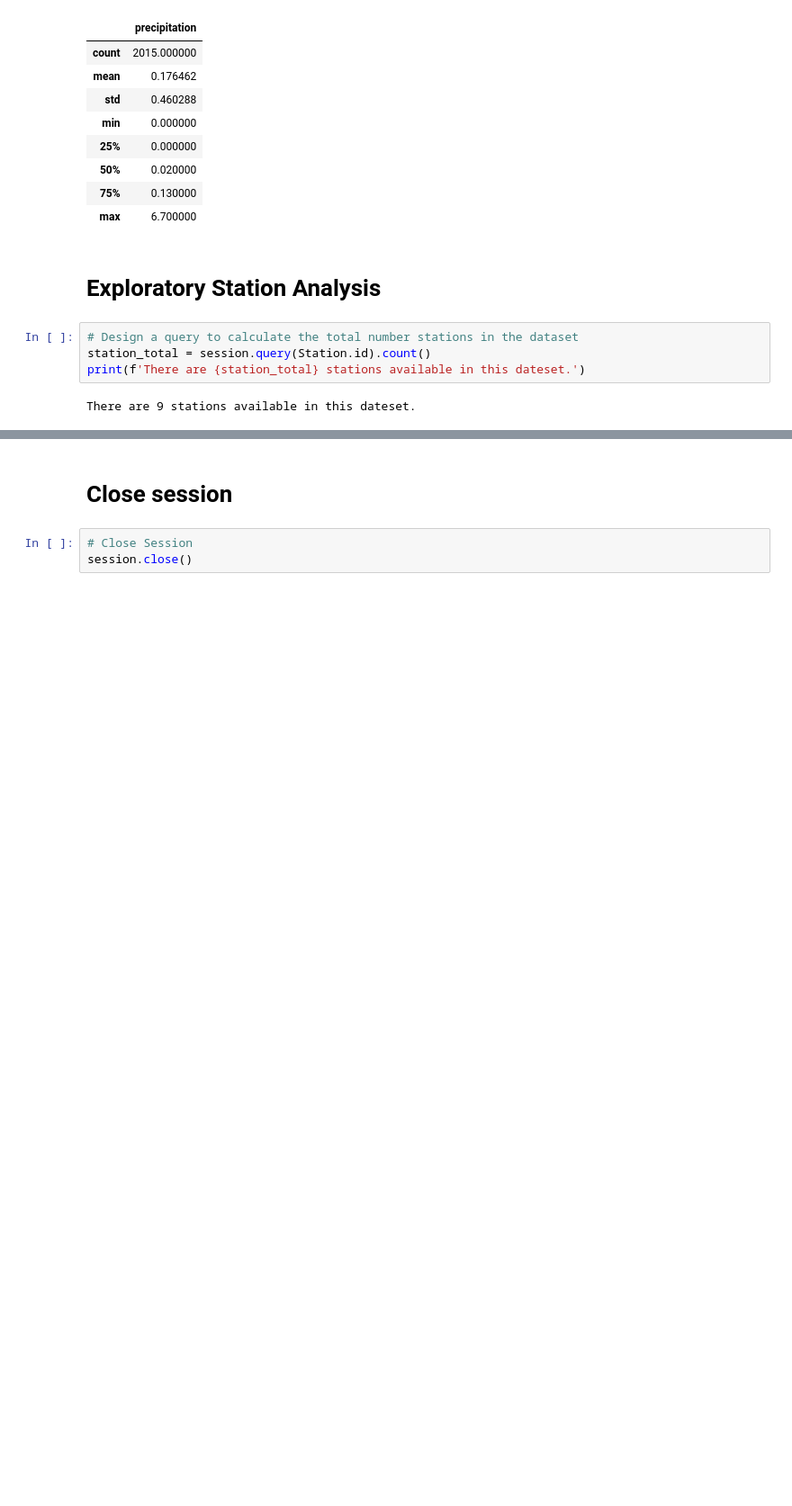
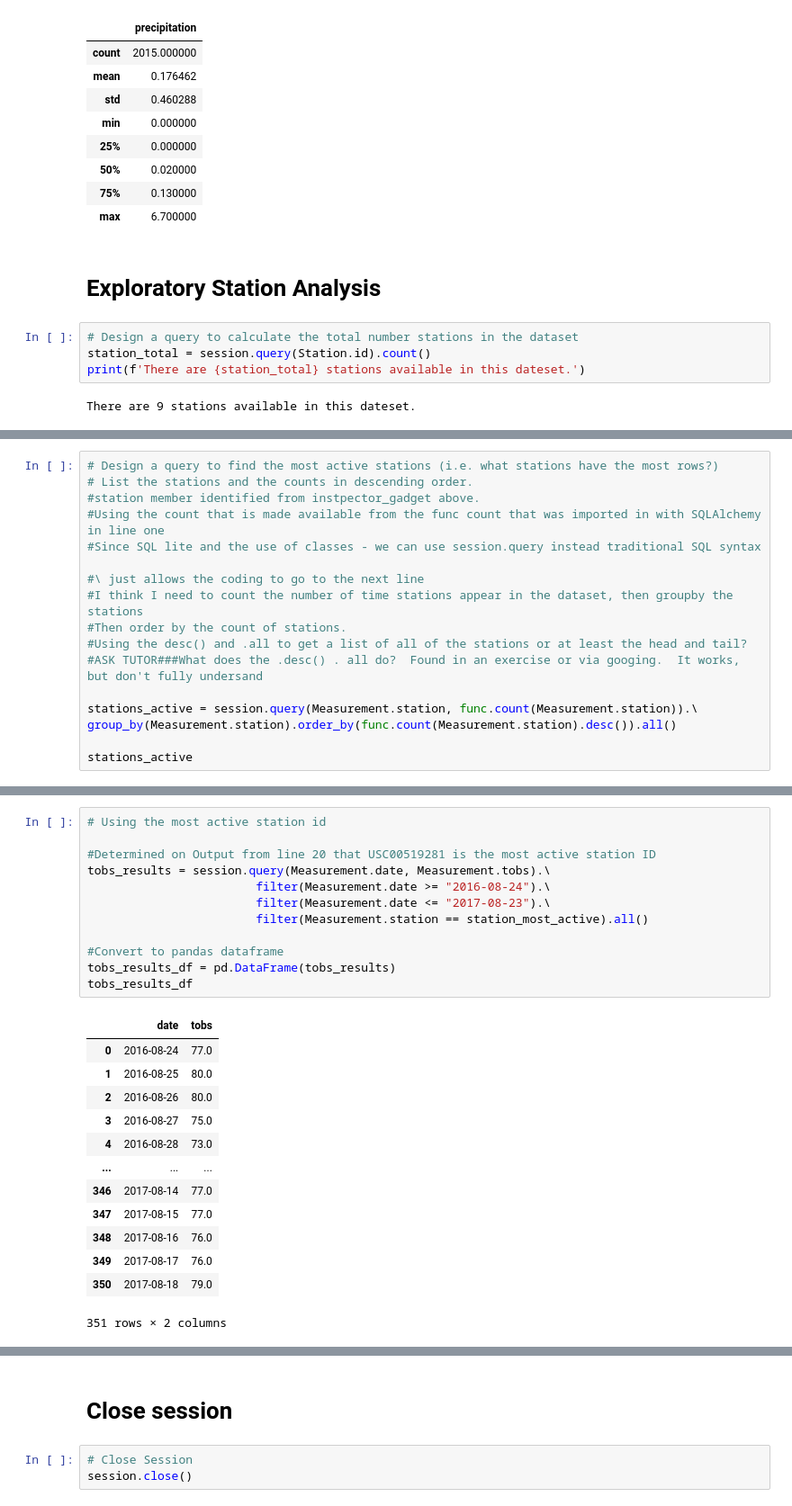
Before and after one commit to MarkusShipley/sqlalchemy-challenge, a Jupyter notebook: climate_starter.ipynb, the cells around one changed output, grey strips where cells are left out. Shown at 90% size. Saved outputs shown, nothing was run; the diff lists cells and outputs as text; blank space fills up the shorter version.

```diff
--- a/climate_starter.ipynb
+++ b/climate_starter.ipynb
@@ -145,0 +139,17 @@ There are 9 stations available in this dateset.
+# %%
+# Design a query to find the most active stations (i.e. what stations have the most rows?)
+# List the stations and the counts in descending order.
+#station member identified from instpector_gadget above.
+#Using the count that is made available from the func count that was imported in with SQLAlchemy in line one
+#Since SQL lite and the use of classes - we can use session.query instead traditional SQL syntax
+
+#\ just allows the coding to go to the next line
+#I think I need to count the number of time stations appear in the dataset, then groupby the stations
+#Then order by the count of stations.
+#Using the desc() and .all to get a list of all of the stations or at least the head and tail?
+#ASK TUTOR###What does the .desc() . all do?  Found in an exercise or via googing.  It works, but don't fully undersand
+
+stations_active = session.query(Measurement.station, func.count(Measurement.station)).\
+group_by(Measurement.station).order_by(func.count(Measurement.station).desc()).all()
+
+stations_active
@@ -145,0 +183,26 @@ There are 9 stations available in this dateset.
+# %%
+# Using the most active station id
+
+#Determined on Output from line 20 that USC00519281 is the most active station ID
+tobs_results = session.query(Measurement.date, Measurement.tobs).\
+                        filter(Measurement.date >= "2016-08-24").\
+                        filter(Measurement.date <= "2017-08-23").\
+                        filter(Measurement.station == station_most_active).all()
+
+#Convert to pandas dataframe
+tobs_results_df = pd.DataFrame(tobs_results)
+tobs_results_df
+# %% [output]
+|  | date | tobs |
+| 0 | 2016-08-24 | 77.0 |
+| 1 | 2016-08-25 | 80.0 |
+| 2 | 2016-08-26 | 80.0 |
+| 3 | 2016-08-27 | 75.0 |
+| 4 | 2016-08-28 | 73.0 |
+| ... | ... | ... |
+| 346 | 2017-08-14 | 77.0 |
+| 347 | 2017-08-15 | 77.0 |
+| 348 | 2017-08-16 | 76.0 |
+| 349 | 2017-08-17 | 76.0 |
+| 350 | 2017-08-18 | 79.0 |
+351 rows × 2 columns
```
Also changed, not shown: parts of 11 cells of this notebook, 2 other files.
